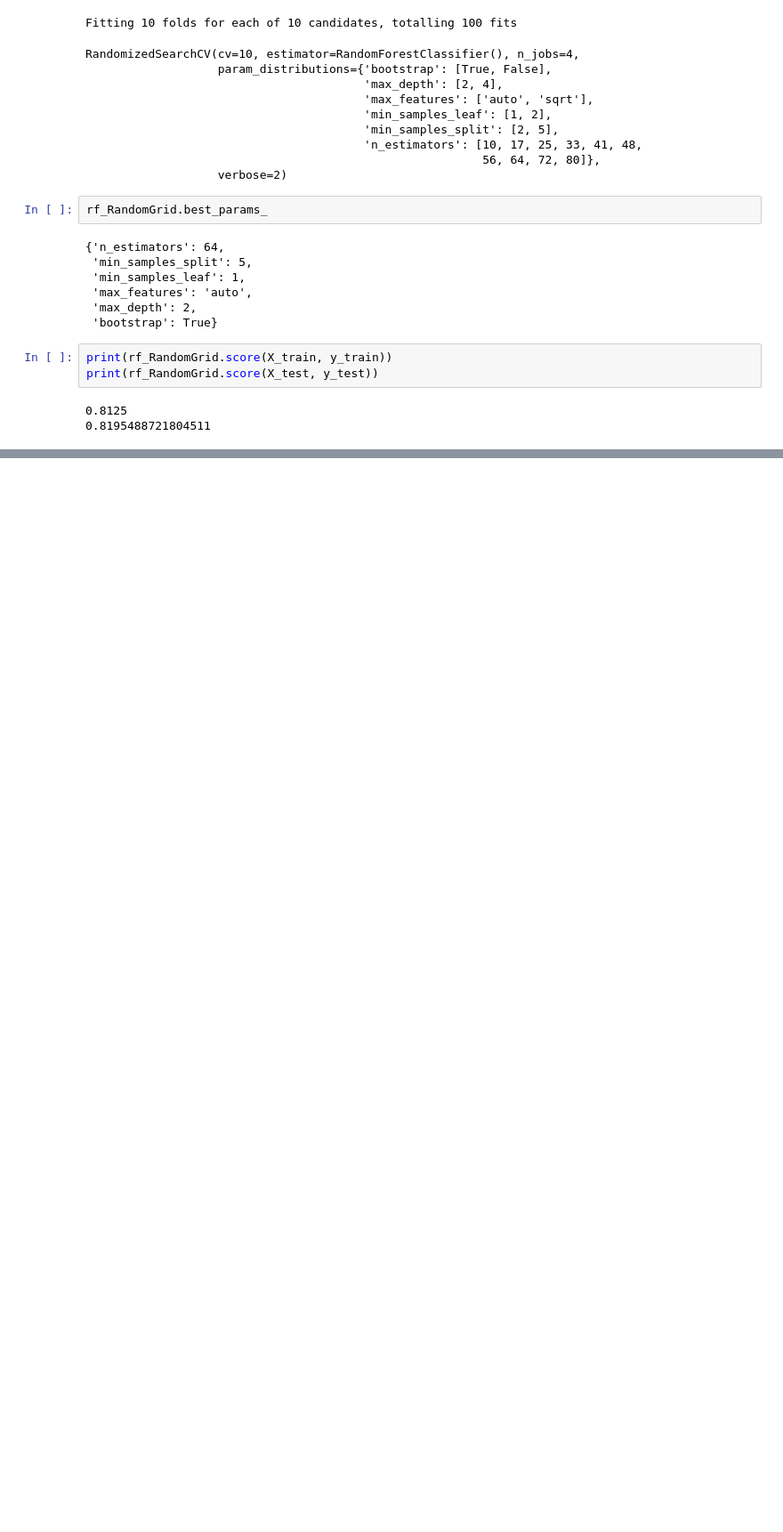
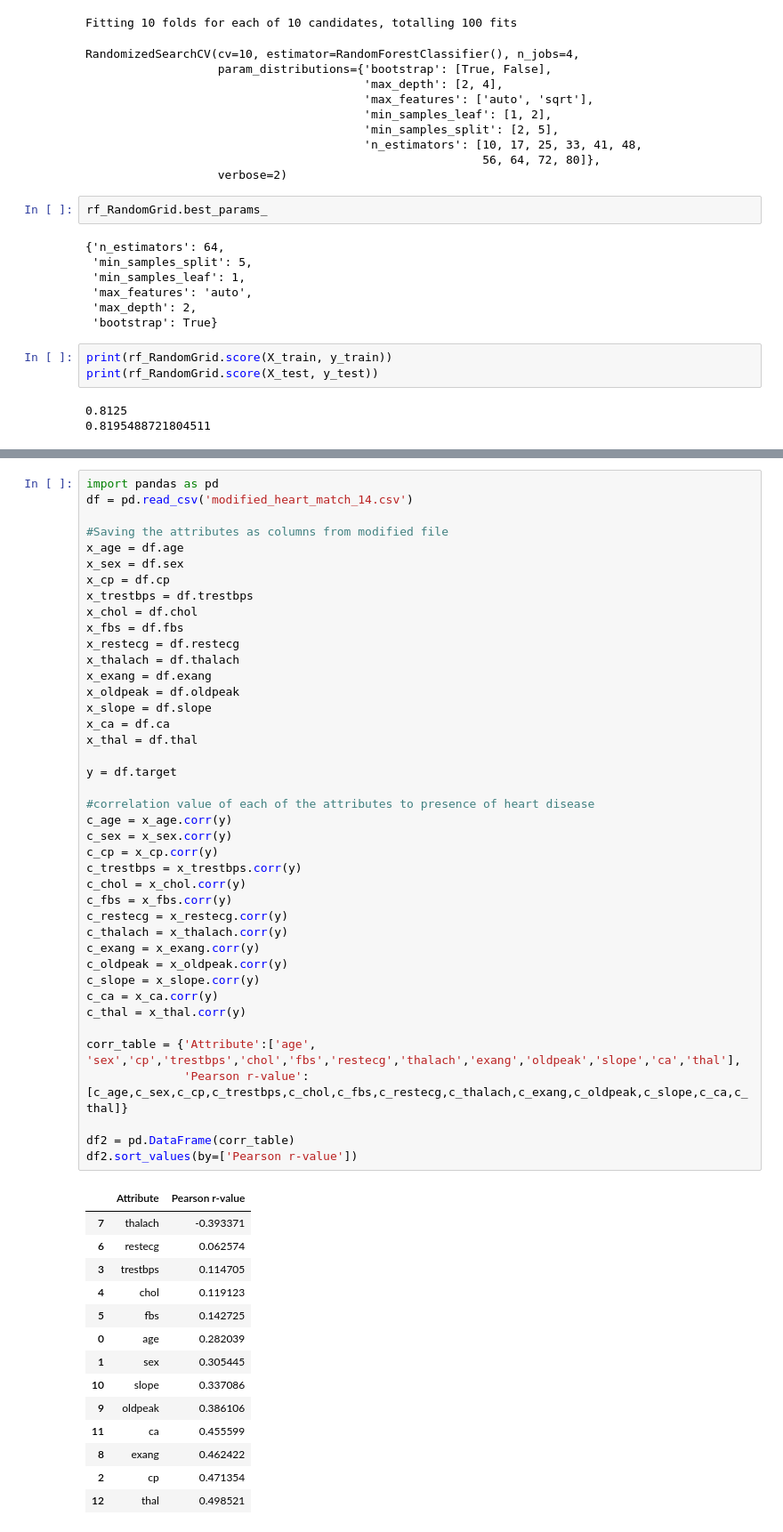
Before and after one commit to daaauun/Project_05_WT22, a Jupyter notebook: MAIN.ipynb, the cells around one changed output, grey strips where cells are left out. Shown at 89% size. Cells and saved outputs as stored; diff of their text form; blank space fills up the shorter version.

```diff
--- a/MAIN.ipynb
+++ b/MAIN.ipynb
@@ -1091,0 +1094,56 @@ print(rf_RandomGrid.score(X_test, y_test))
+# %%
+import pandas as pd
+df = pd.read_csv('modified_heart_match_14.csv')
+
+#Saving the attributes as columns from modified file
+x_age = df.age
+x_sex = df.sex
+x_cp = df.cp
+x_trestbps = df.trestbps
+x_chol = df.chol
+x_fbs = df.fbs
+x_restecg = df.restecg
+x_thalach = df.thalach
+x_exang = df.exang
+x_oldpeak = df.oldpeak
+x_slope = df.slope
+x_ca = df.ca
+x_thal = df.thal
+
+y = df.target
+
+#correlation value of each of the attributes to presence of heart disease
+c_age = x_age.corr(y)
+c_sex = x_sex.corr(y)
+c_cp = x_cp.corr(y)
+c_trestbps = x_trestbps.corr(y)
+c_chol = x_chol.corr(y)
+c_fbs = x_fbs.corr(y)
+c_restecg = x_restecg.corr(y)
+c_thalach = x_thalach.corr(y)
+c_exang = x_exang.corr(y)
+c_oldpeak = x_oldpeak.corr(y)
+c_slope = x_slope.corr(y)
+c_ca = x_ca.corr(y)
+c_thal = x_thal.corr(y)
+
+corr_table = {'Attribute':['age', 'sex','cp','trestbps','chol','fbs','restecg','thalach','exang','oldpeak','slope','ca','thal'],
+              'Pearson r-value':[c_age,c_sex,c_cp,c_trestbps,c_chol,c_fbs,c_restecg,c_thalach,c_exang,c_oldpeak,c_slope,c_ca,c_thal]}
+
+df2 = pd.DataFrame(corr_table)
+df2.sort_values(by=['Pearson r-value'])
+# %% [output]
+|  | Attribute | Pearson r-value |
+| 7 | thalach | -0.393371 |
+| 6 | restecg | 0.062574 |
+| 3 | trestbps | 0.114705 |
+| 4 | chol | 0.119123 |
+| 5 | fbs | 0.142725 |
+| 0 | age | 0.282039 |
+| 1 | sex | 0.305445 |
+| 10 | slope | 0.337086 |
+| 9 | oldpeak | 0.386106 |
+| 11 | ca | 0.455599 |
+| 8 | exang | 0.462422 |
+| 2 | cp | 0.471354 |
+| 12 | thal | 0.498521 |
```
Also changed, not shown: parts of 2 cells of this notebook.
